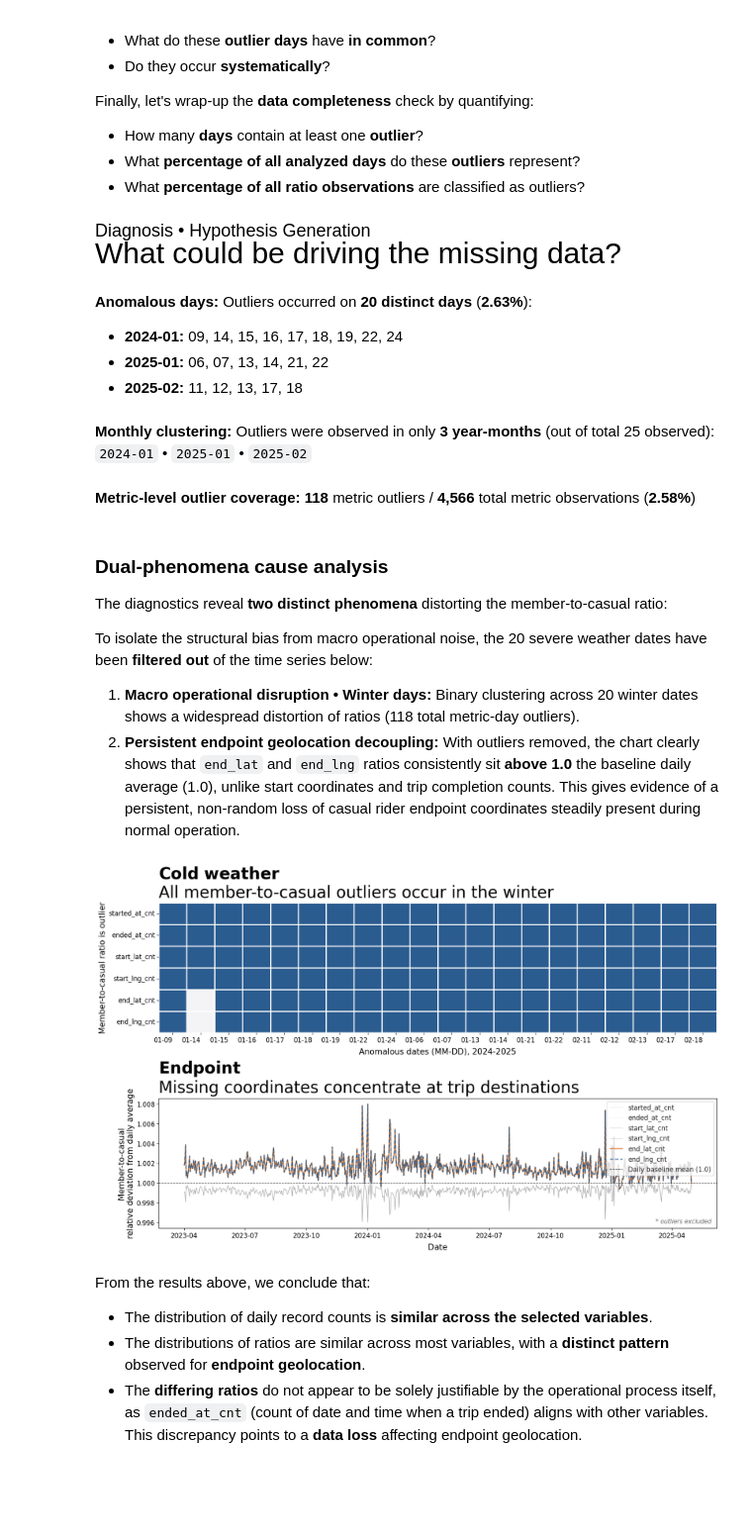
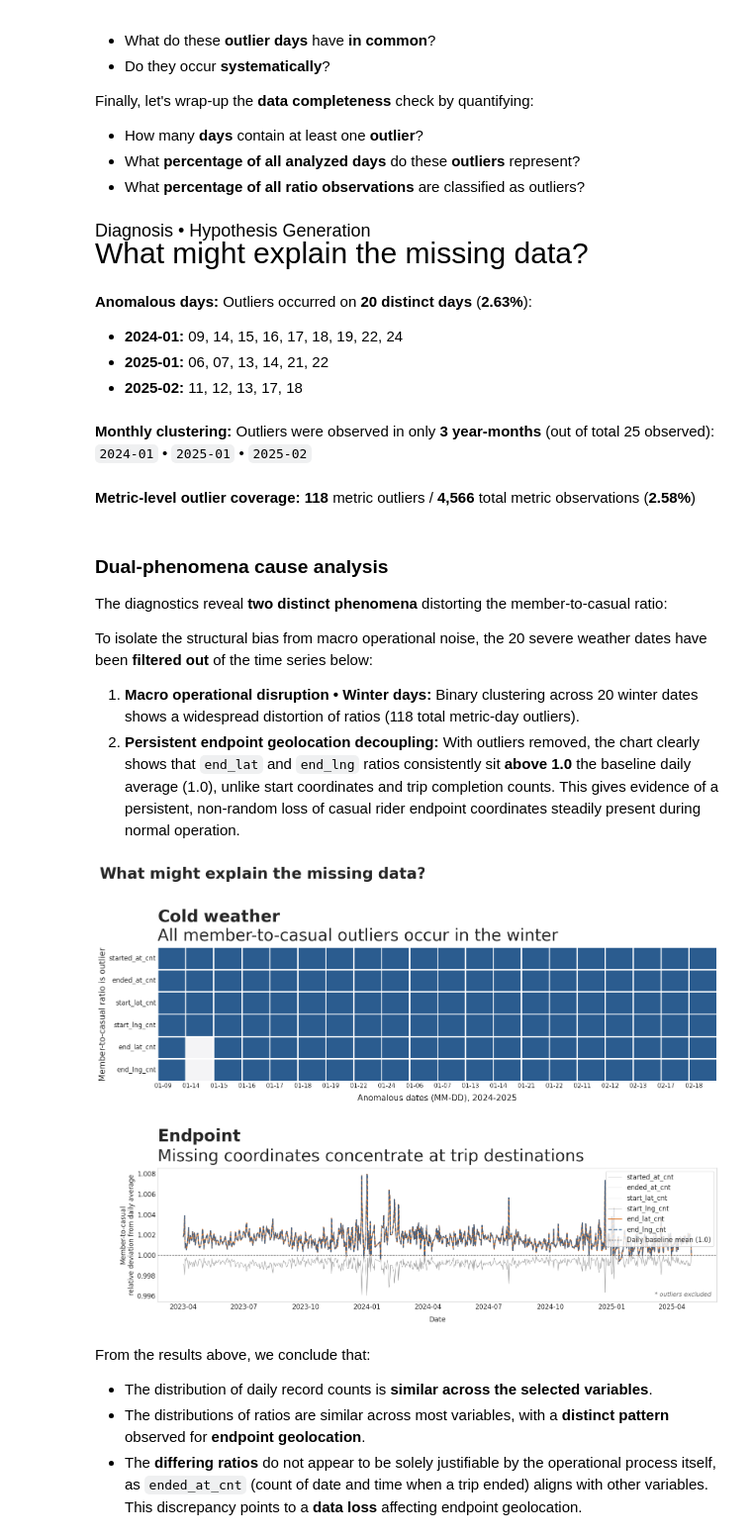
Before and after one commit to isis-santos-costa/divvy, a Jupyter notebook: divvy-analytics.ipynb, the cells around one changed output. Shown at 99% size. Saved outputs shown, nothing was run; the diff lists cells and outputs as text; code cells hidden in the pictures; blank space fills up the shorter version.

```diff
--- a/divvy-analytics.ipynb
+++ b/divvy-analytics.ipynb
@@ -484,7 +422,7 @@ record_count = df.groupby([df['start_date'], df['member_casual']]).agg(
 # Unstack the 'member_casual' index level
 unstacked_count_filled = record_count.unstack(level='member_casual').fillna(0) # fillna ensures perfect pairing
 display_markdown('**Summary statistics: Daily ride counts by metric and user segment &nbsp;|&nbsp; Raw data**', raw=True)
-display(unstacked_count_filled.describe().astype(int))
+display_fit_to_width(unstacked_count_filled.describe().astype(int))
 
 # Create DataFrame to store calculated ratios, same index as unstacked counts (the dates)
 ratio = pd.DataFrame(index=unstacked_count_filled.index)
@@ -494,9 +432,10 @@ for count_type in unstacked_count_filled.columns.levels[0]:
     member_series = unstacked_count_filled[(count_type, 'member')]
     casual_series = unstacked_count_filled[(count_type, 'casual')]
     ratio_series  = member_series / casual_series
-    ratio[f'{count_type}_member_to_casual_ratio'] = ratio_series
+    # ratio[f'{count_type}_member_to_casual_ratio'] = ratio_series
+    ratio[f'{count_type}'] = ratio_series
 display_markdown('**Summary statistics: Daily member-to-casual ratios per metric (wide format) &nbsp;|&nbsp; Raw data**', raw=True)
-display(ratio.describe())
+display_fit_to_width(ratio.describe())
 
 # ------------------------------------------------------------------------------------------------------------------------------
 # 2. Get a sorted list of ratios, to capture discrepancies
@@ -511,7 +450,7 @@ ratio_long = pd.melt(
 ).set_index('start_date')
 
 # Clean up 'count_type', and sort
-ratio_long['count_type'] = ratio_long['count_type'].str.replace('_member_to_casual_ratio', '')
+ratio_long['count_type'] = ratio_long['count_type'] #.str.replace('_member_to_casual_ratio', '')
 ratio_long = ratio_long.sort_values(by='ratio', ascending=False)
 display_markdown('**Overall summary statistics of combined member-to-casual ratio &nbsp;|&nbsp; Raw data**', raw=True)
 display(ratio_long.describe().T)
@@ -588,10 +527,10 @@ Finally, let's wrap-up the **data completeness** check by quantifying:
 * What **percentage of all analyzed days** do these **outliers** represent?
 * What **percentage of all ratio observations** are classified as outliers?
 # %%
-# Data Quality • Completeness → What could be driving the missing data?
+# Data Quality • Completeness → What might explain the missing data?
 
 _  = '<span style="font-size:18px">Diagnosis • Hypothesis Generation</span><br>'
-_ += '<span style="font-size:30px">What could be driving the missing data?</span>'
+_ += '<span style="font-size:30px">What might explain the missing data?</span>'
 display_markdown(_, raw=True)
 
 # ------------------------------------------------------------------------------------------------------------------------------
@@ -649,7 +588,7 @@ outlier_ym = sorted(grouped.keys())
 
 outlier_ym_text = (
     f"**Monthly clustering:** Outliers were observed in only **{len(outlier_ym)} year-months** "
-    f" (out of total {unique_ym_count} observed): " + " • ".join(f"`{ym}`" for ym in outlier_ym)
+    f" (out of total {unique_ym_count} observed):<br>" + " • ".join(f"`{ym}`" for ym in outlier_ym)
 )
 display_markdown(outlier_ym_text, raw=True)
 
@@ -718,8 +657,18 @@ date_labels = [str(d)[5:] for d in heatmap_binary.columns]
 # ------------------------------------------------------------------------------------------------------------------------------
 # 7. Plot
 # ------------------------------------------------------------------------------------------------------------------------------
-fig, axes = plt.subplots(2, 1, figsize=(16, 10), constrained_layout=True)
 plt.style.use('seaborn-v0_8-whitegrid' if 'seaborn-v0_8-whitegrid' in plt.style.available else 'default')
+
+fig, axes = plt.subplots(2, 1, figsize=(16, 12))
+
+# --- MAIN TITLE ---
+fig.suptitle(
+    r"$\bf{What\ might\ explain\ the\ missing\ data?}$",
+    fontsize=28,
+    x=0.01,
+    ha='left',
+    y=0.98
+)
 
 # --- TOP CHART ---
 cmap = sns.color_palette(["#f4f4f6", "#2b5c8f"])
@@ -734,13 +683,13 @@ sns.heatmap(
 
 axes[0].set_title(
     r"$\bf{Cold\ weather}$"
-     "\nAll member-to-casual outliers occur in the winter",
-    fontsize=30, pad=10, loc='left'
+    "\nAll member-to-casual outliers occur in the winter",
+    fontsize=30, pad=12, loc='left'
 )
-axes[0].set_xlabel('Anomalous dates (MM-DD), 2024-2025', fontsize=15, labelpad=8)
+axes[0].set_xlabel('Anomalous dates (MM-DD), 2024-2025', fontsize=15, labelpad=10)
 axes[0].set_ylabel('Member-to-casual ratio is outlier', fontsize=15)
 axes[0].tick_params(axis='both', labelsize=12)
-axes[0].set_xticklabels(date_labels, rotation=0, ha='right', fontsize=12)
+axes[0].set_xticklabels(date_labels, rotation=0, ha='right', fontsize=11)
 
 # --- BOTTOM CHART ---
 line_styles = {
@@ -776,44 +725,46 @@ for col in relative_ratios.columns:
 axes[1].axhline(1.0, color='black', linestyle='--', linewidth=1, alpha=0.7, label='Daily baseline mean (1.0)')
 axes[1].set_title(
     r"$\bf{Endpoint}$"
-     "\nMissing coordinates concentrate at trip destinations",
-    fontsize=30, pad=10, loc='left'
+    "\nMissing coordinates concentrate at trip destinations",
+    fontsize=30, pad=12, loc='left'
 )
-axes[1].set_xlabel('Date', fontsize=15, labelpad=8)
-axes[1].set_ylabel('Member-to-casual\nrelative deviation from daily average', fontsize=15)
+axes[1].set_xlabel('Date', fontsize=13, labelpad=10)
+axes[1].set_ylabel('Member-to-casual\nrelative deviation from daily average', fontsize=12)
 axes[1].tick_params(axis='both', labelsize=12)
 axes[1].legend(loc='upper right', fontsize=12, frameon=True)
 axes[1].grid(False)
 
 axes[1].text(
     0.99, 0.03,
     "* outliers excluded",
     fontsize=11,
     fontstyle='italic',
     color='#666666',
     ha='right',
     va='bottom',
     transform=axes[1].transAxes
 )
 
+plt.tight_layout(rect=[0, 0, 1, 0.95])
+plt.subplots_adjust(hspace=0.65)
 plt.show()
 # %% [output]
-<span style="font-size:18px">Diagnosis • Hypothesis Generation</span><br><span style="font-size:30px">What could be driving the missing data?</span>
+<span style="font-size:18px">Diagnosis • Hypothesis Generation</span><br><span style="font-size:30px">What might explain the missing data?</span>
 **Anomalous days:** Outliers occurred on **20 distinct days** (**2.63%**):
   * **2024-01:** 09, 14, 15, 16, 17, 18, 19, 22, 24
   * **2025-01:** 06, 07, 13, 14, 21, 22
   * **2025-02:** 11, 12, 13, 17, 18
-**Monthly clustering:** Outliers were observed in only **3 year-months**  (out of total 25 observed): `2024-01` • `2025-01` • `2025-02`
+**Monthly clustering:** Outliers were observed in only **3 year-months**  (out of total 25 observed):<br>`2024-01` • `2025-01` • `2025-02`
 **Metric-level outlier coverage:** **118** metric outliers / **4,566** total metric observations (**2.58%**)
 ### **Dual-phenomena cause analysis**
 
 The diagnostics reveal **two distinct phenomena** distorting the member-to-casual ratio:
 
 To isolate the structural bias from macro operational noise, the 20 severe weather dates have been **filtered out** of the time series below:
 
 1. **Macro operational disruption • Winter days:** Binary clustering across 20 winter dates shows a widespread distortion of ratios (118 total metric-day outliers).
 2. **Persistent endpoint geolocation decoupling:** With outliers removed, the chart clearly shows that `end_lat` and `end_lng` ratios consistently sit **above 1.0** the baseline daily average (1.0), unlike start coordinates and trip completion counts. This gives evidence of a persistent, non-random loss of casual rider endpoint coordinates steadily present during normal operation.
-[figure, old version]
+[figure, new version]
 # %% [markdown]
 From the results above, we conclude that:
 * The distribution of daily record counts is **similar across the selected variables**.
```
Also changed, not shown: parts of 9 cells of this notebook.
